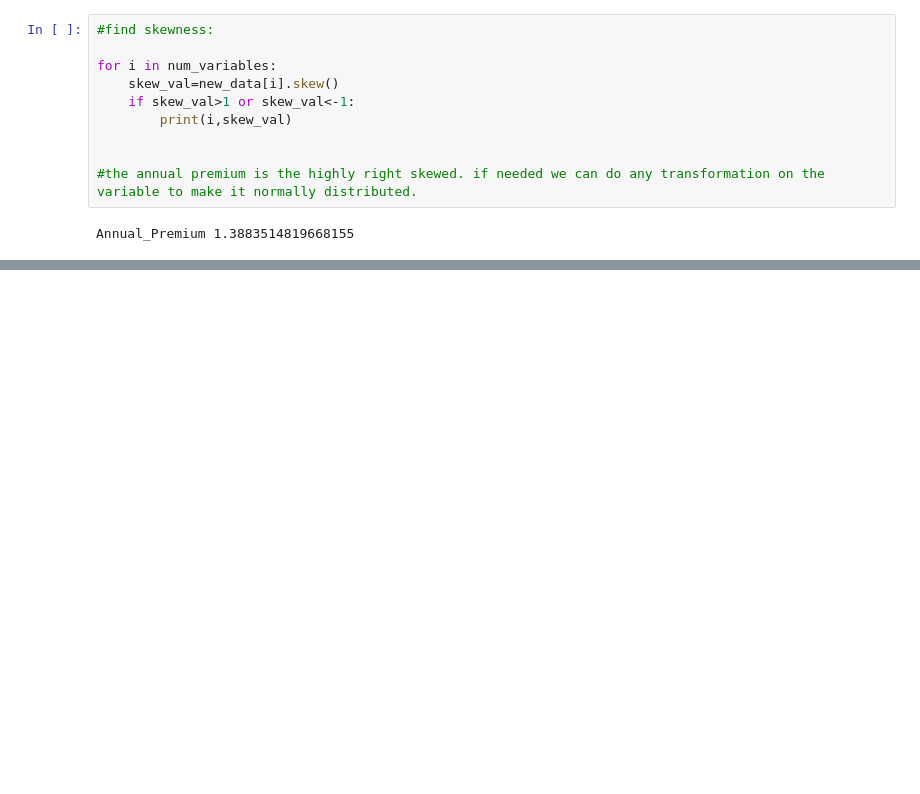
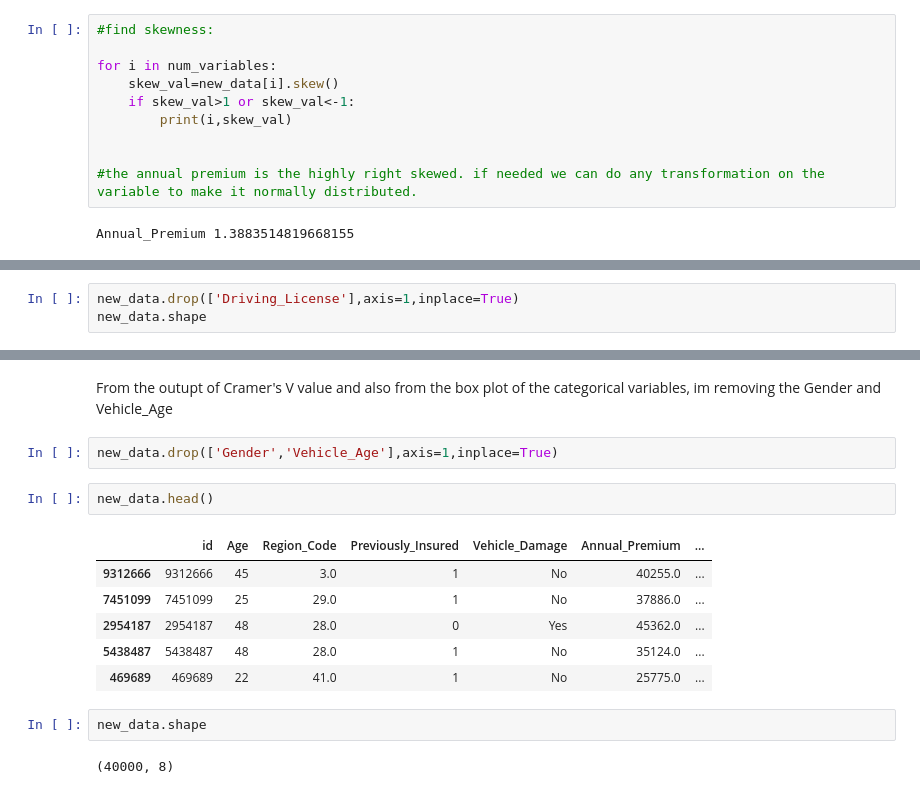
Before and after one commit to NaveenDevlpr/Automobile_Insurance_Analysis, a Jupyter notebook: ai_ml_task.ipynb, the cells around one changed output, grey strips where cells are left out. Saved outputs shown, nothing was run; the diff lists cells and outputs as text; blank space fills up the shorter version.

```diff
--- a/ai_ml_task.ipynb
+++ b/ai_ml_task.ipynb
@@ -142,0 +280,3 @@ target_var=new_data['Response']
+# %%
+new_data.drop(['Driving_License'],axis=1,inplace=True)
+new_data.shape
@@ -142,0 +299,17 @@ target_var=new_data['Response']
+# %% [markdown]
+From the outupt of Cramer's V value and also from the box plot of the categorical variables, im removing the Gender and Vehicle_Age
+# %%
+new_data.drop(['Gender','Vehicle_Age'],axis=1,inplace=True)
+# %%
+new_data.head()
+# %% [output]
+|  | id | Age | Region_Code | Previously_Insured | Vehicle_Damage | Annual_Premium | ... |
+| 9312666 | 9312666 | 45 | 3.0 | 1 | No | 40255.0 | ... |
+| 7451099 | 7451099 | 25 | 29.0 | 1 | No | 37886.0 | ... |
+| 2954187 | 2954187 | 48 | 28.0 | 0 | Yes | 45362.0 | ... |
+| 5438487 | 5438487 | 48 | 28.0 | 1 | No | 35124.0 | ... |
+| 469689 | 469689 | 22 | 41.0 | 1 | No | 25775.0 | ... |
+# %%
+new_data.shape
+# %% [output]
+(40000, 8)
```
Also changed, not shown: parts of 32 cells of this notebook.
